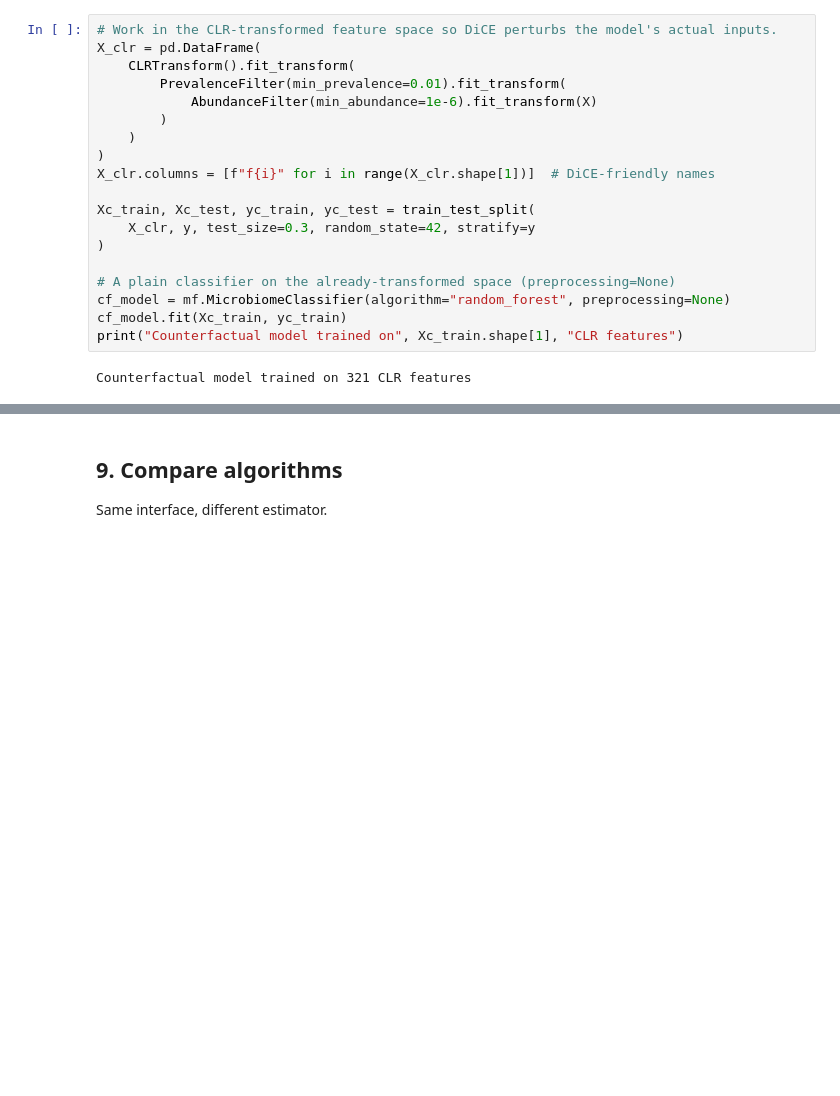
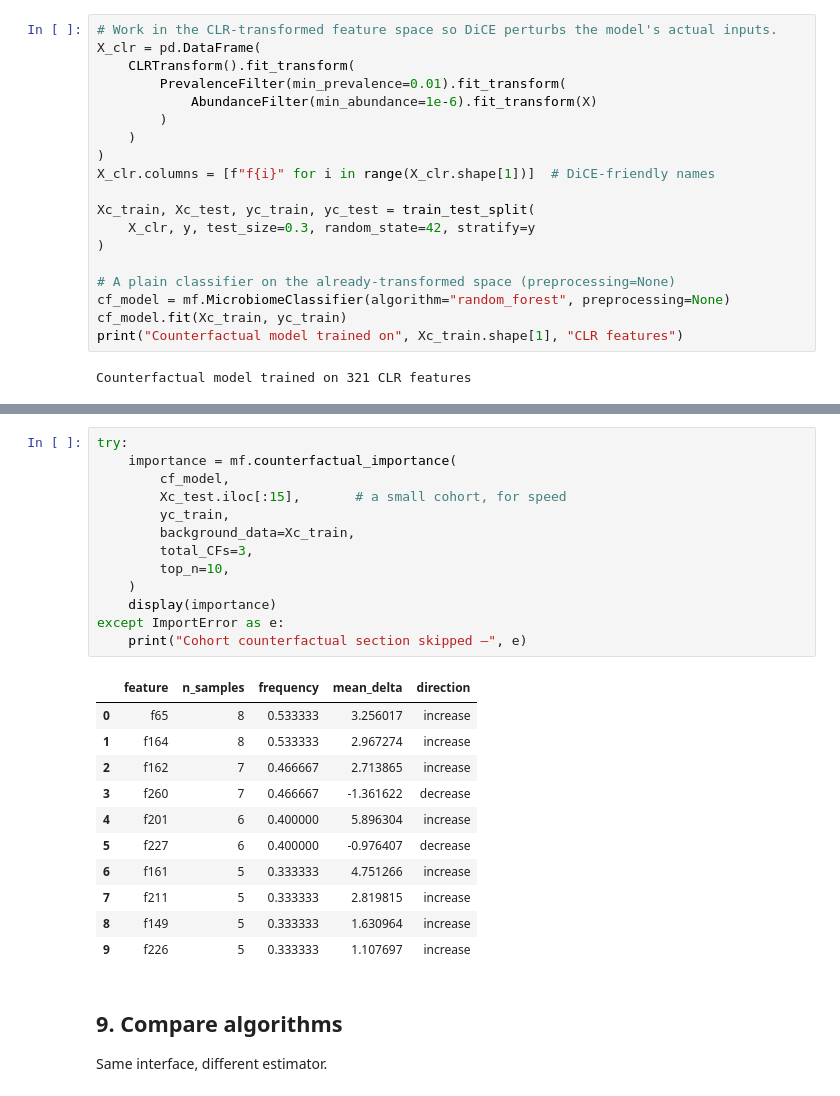
Before and after one commit to simeonhebrew/MicroFactual, a Jupyter notebook: notebooks/00_End_to_End_Feature_Tour.ipynb, the cells around one changed output, grey strips where cells are left out. Cells and saved outputs as stored; diff of their text form; blank space fills up the shorter version.

```diff
--- a/notebooks/00_End_to_End_Feature_Tour.ipynb
+++ b/notebooks/00_End_to_End_Feature_Tour.ipynb
@@ -320,3 +327,28 @@ Diverse Counterfactual set (new outcome: 0)
+# %%
+try:
+    importance = mf.counterfactual_importance(
+        cf_model,
+        Xc_test.iloc[:15],       # a small cohort, for speed
+        yc_train,
+        background_data=Xc_train,
+        total_CFs=3,
+        top_n=10,
+    )
+    display(importance)
+except ImportError as e:
+    print("Cohort counterfactual section skipped —", e)
+# %% [output]
+|  | feature | n_samples | frequency | mean_delta | direction |
+| 0 | f65 | 8 | 0.533333 | 3.256017 | increase |
+| 1 | f164 | 8 | 0.533333 | 2.967274 | increase |
+| 2 | f162 | 7 | 0.466667 | 2.713865 | increase |
+| 3 | f260 | 7 | 0.466667 | -1.361622 | decrease |
+| 4 | f201 | 6 | 0.400000 | 5.896304 | increase |
+| 5 | f227 | 6 | 0.400000 | -0.976407 | decrease |
+| 6 | f161 | 5 | 0.333333 | 4.751266 | increase |
+| 7 | f211 | 5 | 0.333333 | 2.819815 | increase |
+| 8 | f149 | 5 | 0.333333 | 1.630964 | increase |
+| 9 | f226 | 5 | 0.333333 | 1.107697 | increase |
 # %% [markdown]
 ## 9. Compare algorithms
 
```
Also changed, not shown: parts of 6 cells of this notebook.
